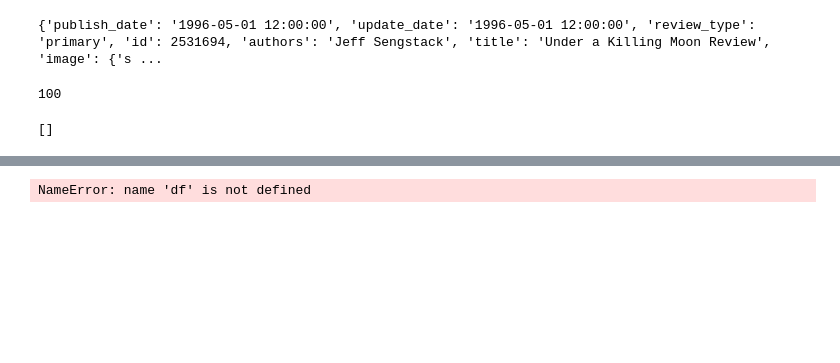
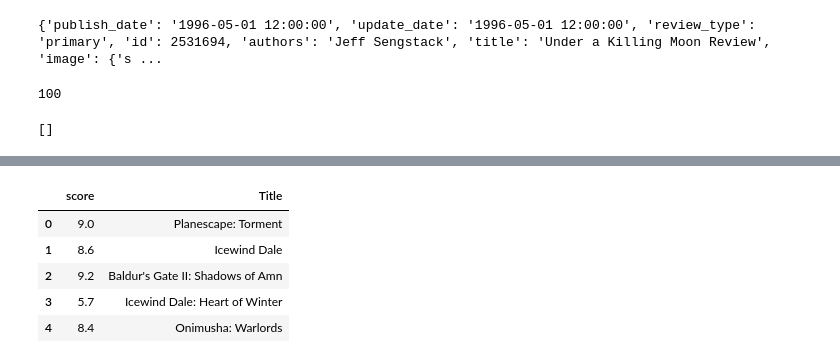
Before and after one commit to Ahila700/movie-project, a Jupyter notebook: gamespot_api.ipynb, the cells around one changed output, grey strips where cells are left out. Drawn from its saved outputs; the diff is of its cells as text; code cells hidden in the pictures; blank space fills up the shorter version.

```diff
--- a/gamespot_api.ipynb
+++ b/gamespot_api.ipynb
@@ -80,4 +96,9 @@ df.drop(columns='title', inplace=True)
 # %%
-df
+df.head(5)
 # %% [output]
-NameError: name 'df' is not defined
+|  | score | Title |
+| 0 | 9.0 | Planescape: Torment |
+| 1 | 8.6 | Icewind Dale |
+| 2 | 9.2 | Baldur's Gate II: Shadows of Amn |
+| 3 | 5.7 | Icewind Dale: Heart of Winter |
+| 4 | 8.4 | Onimusha: Warlords |
```
Also changed, not shown: parts of 9 cells of this notebook, 8 other files.
